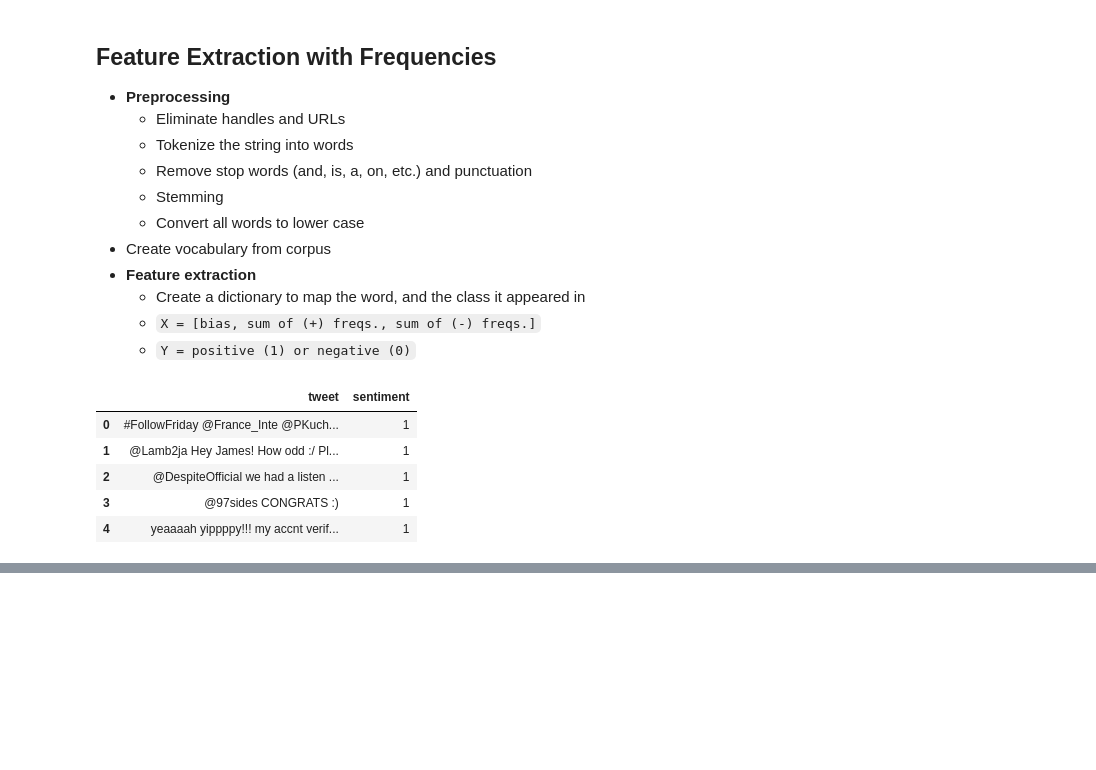
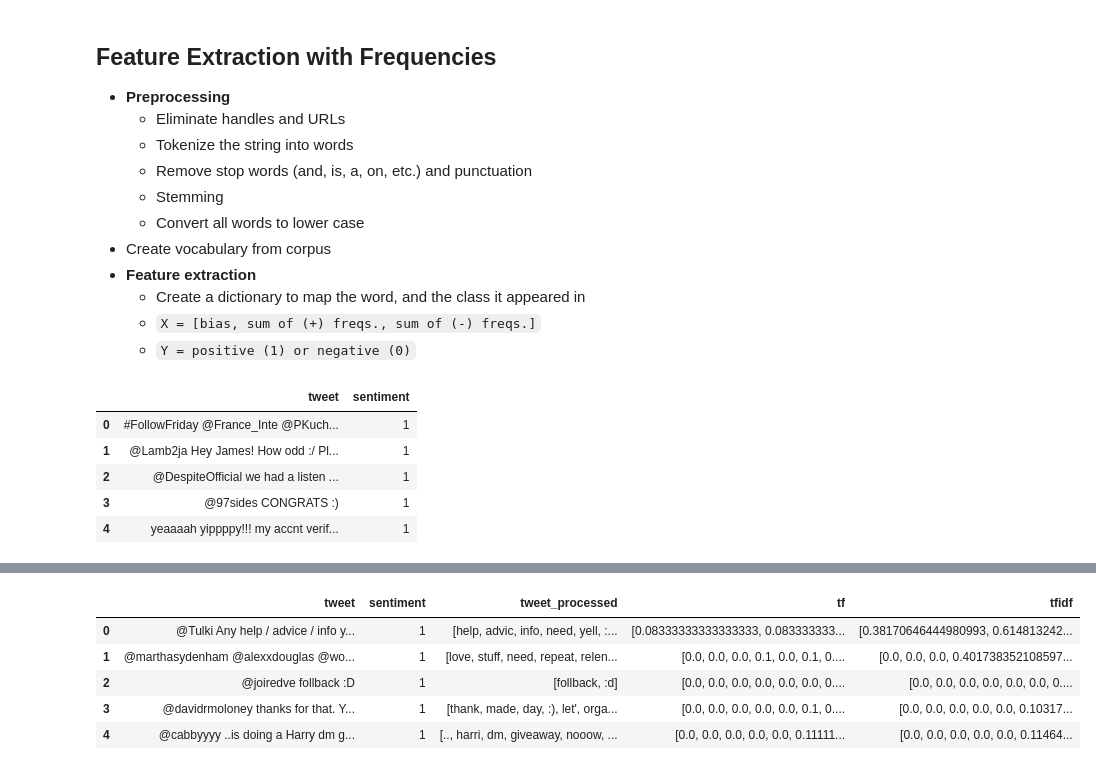
Before and after one commit to mertcan-basut/nlp, a Jupyter notebook: classification_and_vector_spaces.ipynb, the cells around one changed output, grey strips where cells are left out. Saved outputs shown, nothing was run; the diff lists cells and outputs as text; code cells hidden in the pictures; blank space fills up the shorter version.

```diff
--- a/classification_and_vector_spaces.ipynb
+++ b/classification_and_vector_spaces.ipynb
@@ -144,3 +204,12 @@ b = lambda word: np.count_nonzero(data["tweet_processed"].apply(lambda x: x.coun
 idf = np.array([np.log( a/b(word) ) for word in vocabulary])
 # %%
-data["tf"] = data["tweet_processed"].apply(lambda x: np.array([x.count(word)/len(x) for word in vocabulary]) )
+data_train["tf"] = data_train["tweet_processed"].apply(lambda x: np.array([x.count(word)/len(x) for word in vocabulary]) )
+data_train["tfidf"] = data_train["tf"].apply(lambda x: x * idf)
+data_train.head()
+# %% [output]
+|  | tweet | sentiment | tweet_processed | tf | tfidf |
+| 0 | @Tulki Any help / advice / info y... | 1 | [help, advic, info, need, yell, :... | [0.08333333333333333, 0.083333333... | [0.38170646444980993, 0.614813242... |
+| 1 | @marthasydenham @alexxdouglas @wo... | 1 | [love, stuff, need, repeat, relen... | [0.0, 0.0, 0.0, 0.1, 0.0, 0.1, 0.... | [0.0, 0.0, 0.0, 0.401738352108597... |
+| 2 | @joiredve follback :D | 1 | [follback, :d] | [0.0, 0.0, 0.0, 0.0, 0.0, 0.0, 0.... | [0.0, 0.0, 0.0, 0.0, 0.0, 0.0, 0.... |
+| 3 | @davidrmoloney thanks for that. Y... | 1 | [thank, made, day, :), let', orga... | [0.0, 0.0, 0.0, 0.0, 0.0, 0.1, 0.... | [0.0, 0.0, 0.0, 0.0, 0.0, 0.10317... |
+| 4 | @cabbyyyy ..is doing a Harry dm g... | 1 | [.., harri, dm, giveaway, nooow, ... | [0.0, 0.0, 0.0, 0.0, 0.0, 0.11111... | [0.0, 0.0, 0.0, 0.0, 0.0, 0.11464... |
```
Also changed, not shown: parts of 18 cells of this notebook.
